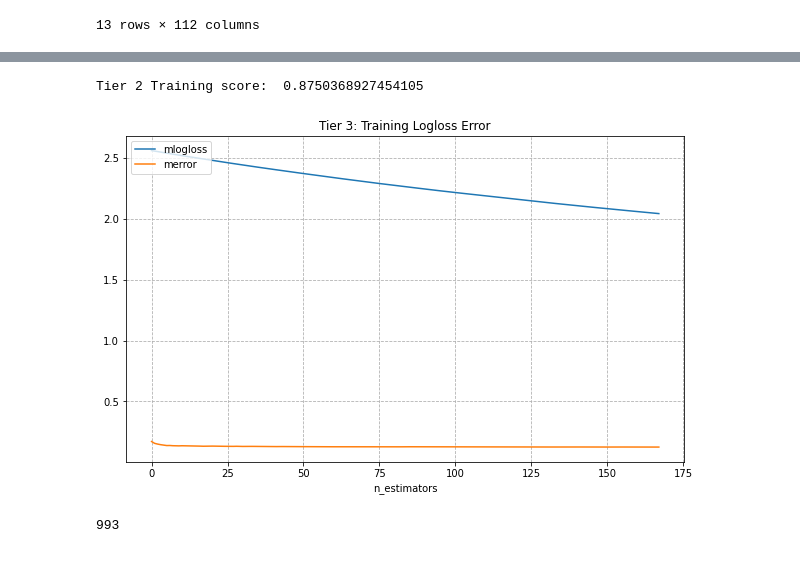
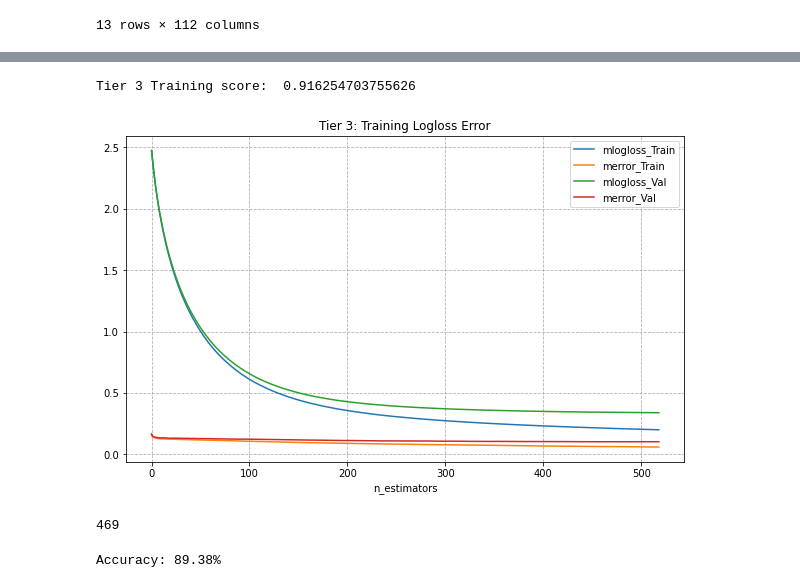
Before and after one commit to cltarchitecture/2021-spring-studio-lab, a Jupyter notebook: Machine Learning/3Tier.ipynb, the cells around one changed output, grey strips where cells are left out. Drawn from its saved outputs; the diff is of its cells as text; code cells hidden in the pictures.

```diff
--- a/Machine Learning/3Tier.ipynb
+++ b/Machine Learning/3Tier.ipynb
@@ -234,7 +300,7 @@ bst_grid = GridSearchCV(estimator=XGBClassifier(**params_fixed, seed=seed),param
 # %%
 fit_params = {
         'eval_set':[(X_train_train, y_train_train), (X_train_val, y_train_val)],
-        'eval_metric':['mlogloss'],
+        'eval_metric':['mlogloss','merror'],
         'early_stopping_rounds':50
                 }
 bst_grid.fit(X_train_train,y_train_train,**fit_params)
@@ -454,14 +543,9 @@ X = data_cleaned.drop([x for x in['path','type','classes','open_to','door_to','c
 y = data_cleaned['type_cleaned']
 #Split the data into training data, and test data
 X_train , X_test, y_train, y_test = train_test_split(X,y, test_size= 0.3)
-X_train_train , X_train_val, y_train_train, y_train_val = train_test_split(X_train,y_train, test_size= 0.5)
+X_train_train , X_train_val, y_train_train, y_train_val = train_test_split(X_train,y_train, test_size= 0.2)
 
 #model parameters
-model = XGBClassifier(objective='multi:sofprob',
-                    n_estimators = 1000,
-                    subsample= 0.9,
-                    colsample_bytree = 0.6,
-                    learning_rate= 0.005,
-                    max_depth= 6)
-print(model)
+model_final = bst_grid.best_estimator_
+print(model_final)
 # %% [output]
@@ -477,5 +561,5 @@ XGBClassifier(base_score=None, booster=None, colsample_bylevel=None,
 # %%
-model.fit(X_train_train,y_train_train,
+model_final.fit(X_train_train,y_train_train,
         eval_set=[(X_train_train, y_train_train), (X_train_val, y_train_val)],
         eval_metric= ['mlogloss','merror'],
         early_stopping_rounds=50,
@@ -512,27 +594,36 @@ evals_result = model.evals_result()
+# %%
+evals_result_final = model_final.evals_result()
 # %%
-train_score = model.score(X_train_train,y_train_train)
-print("Tier 2 Training score: ",train_score)
+train_score_final = model_final.score(X_train_train,y_train_train)
+print("Tier 3 Training score: ",train_score)
 # %% [output]
-Tier 2 Training score:  0.8750368927454105
+Tier 3 Training score:  0.916254703755626
 # %%
+plt.rcParams['font.size'] = 10
 rcParams['figure.figsize'] = 10,6
-
-plt.plot(evals_result.get('validation_0').get('mlogloss'))
-plt.plot(evals_result.get('validation_0').get('merror'))
-# plt.plot(evals_result.get('validation_1').get('mlogloss'))
+fig_PATH = join(ROOT_DIR[:-16],"Charts_Graphs","Tier3_mlogloss.png")  # requires `import os`
+plt.plot(evals_result_final.get('validation_0').get('mlogloss'))   # Train set
+plt.plot(evals_result_final.get('validation_0').get('merror'))
+plt.plot(evals_result_final.get('validation_1').get('mlogloss'))   #Val set
+plt.plot(evals_result_final.get('validation_1').get('merror'))
 plt.title('Tier 3: Training Logloss Error')
-plt.legend(('mlogloss','merror'),loc=2)
+plt.legend(('mlogloss_Train','merror_Train','mlogloss_Val','merror_Val'),loc=1)
 plt.xlabel('n_estimators')
-# plt.ylabel('mlogloss')
 plt.grid(True, linestyle="--")
-plt.savefig("Tier3_mlogloss.png")
+plt.savefig(fig_PATH)
 plt.show()
 # %% [output]
-[figure, old version]
+[figure, new version]
 # %%
-best_iteration = model.get_booster().best_ntree_limit
-y_pred = model.predict(X_test, ntree_limit=best_iteration)
+best_iteration = model_final.get_booster().best_ntree_limit
+y_pred_final = model_final.predict(X_test, ntree_limit=best_iteration)
 print(best_iteration)
 # %% [output]
-993
+469
+# %%
+# evaluate predictions
+accuracy = accuracy_score(y_test, y_pred_final)
+print("Accuracy: %.2f%%" % (accuracy * 100.0))
+# %% [output]
+Accuracy: 89.38%
 # %%
```
Also changed, not shown: parts of 39 cells of this notebook, 27 other files.
